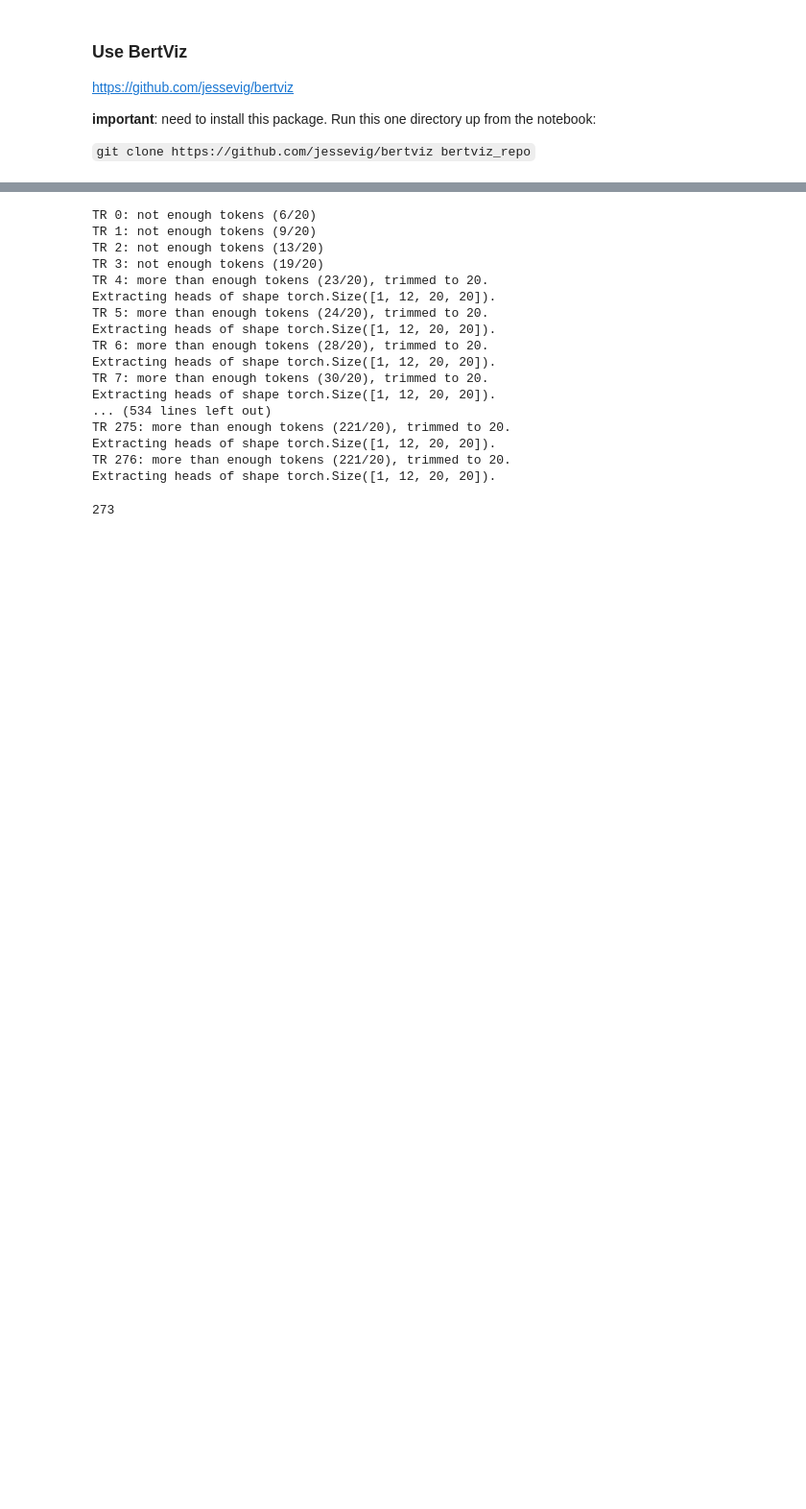
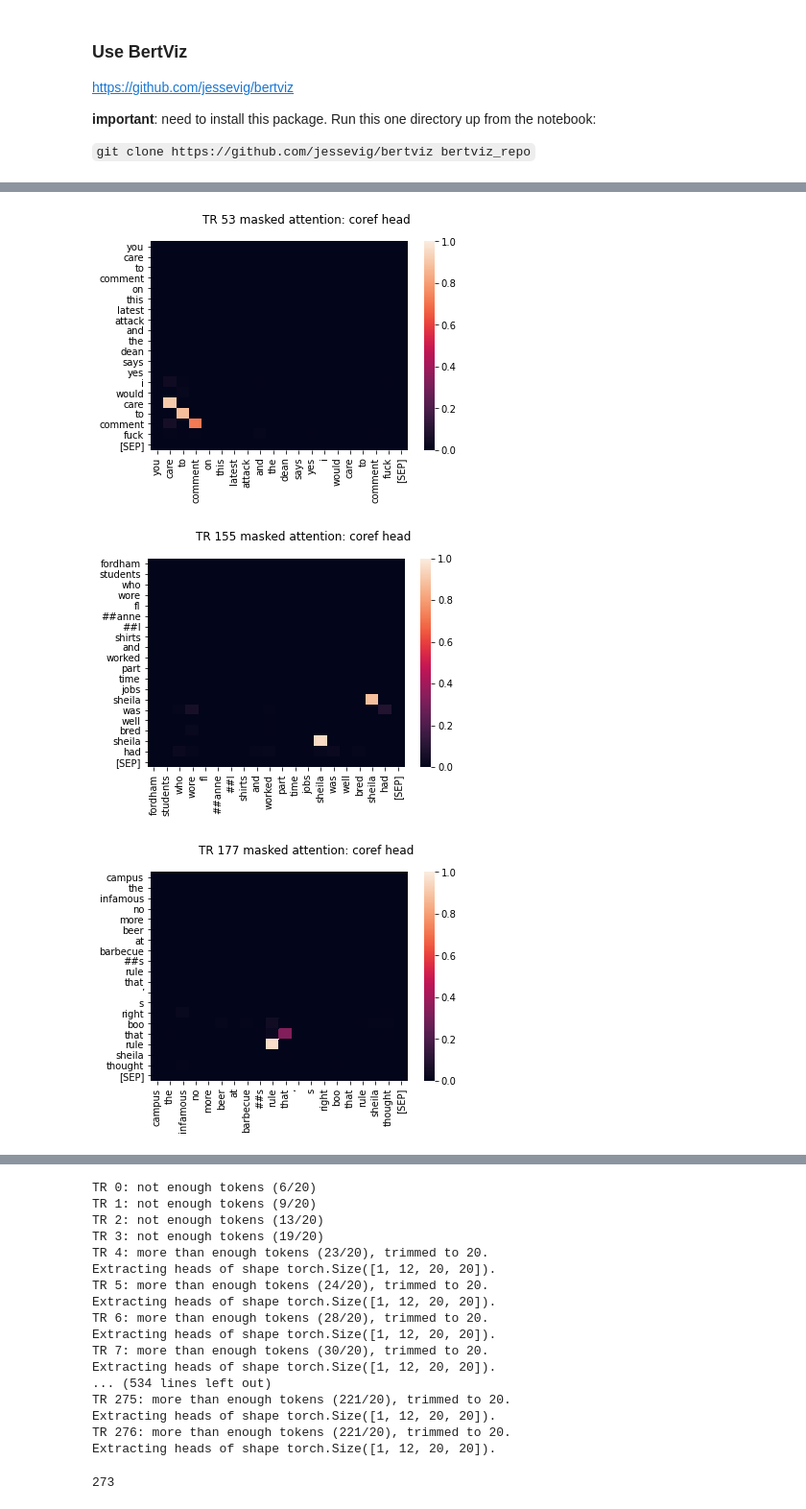
Before and after one commit to tsumers/bert-brains, a Jupyter notebook: BERT-attention-heads.ipynb, the cells around one changed output, grey strips where cells are left out. Shown at 96% size. Cells and saved outputs as stored; diff of their text form; code cells hidden in the pictures; blank space fills up the shorter version.

```diff
--- a/BERT-attention-heads.ipynb
+++ b/BERT-attention-heads.ipynb
@@ -122,0 +149,26 @@ Loaded 277 TRs.
+# %%
+# Define and apply function to extract the max-magnitude of the "Coref" head activations in this TR
+
+def get_coref_magnitude(heads):
+    if heads is None:
+        return None
+    return heads[4][3]
+
+
+foo.stimulus_df["coref_mag"] = foo.stimulus_df.attention_heads_Linf.apply(lambda x: get_coref_magnitude(x))
+# %%
+coref_rows = foo.stimulus_df[foo.stimulus_df["coref_mag"] > .9]
+
+for i, c in coref_rows.iterrows():
+
+    plt.figure()
+    sns.heatmap(pd.DataFrame(c["masked_attentions"][4][3].numpy()),
+                xticklabels=c.attentions_transformer_tokens,
+                yticklabels=c.attentions_transformer_tokens,
+                vmin=0,vmax=1)
+
+    plt.suptitle("TR {} masked attention: coref head".format(i))
+# %% [output]
+[figure, added]
+[figure, added]
+[figure, added]
```
Also changed, not shown: parts of 22 cells of this notebook, 1 other file.
